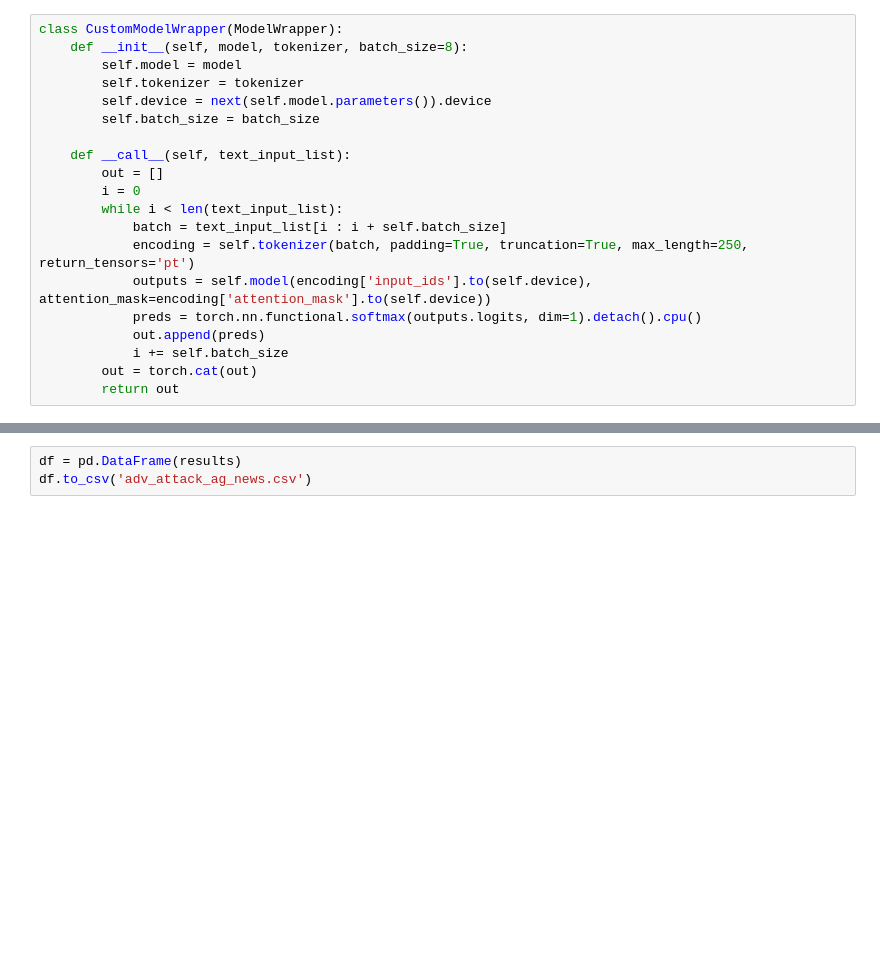
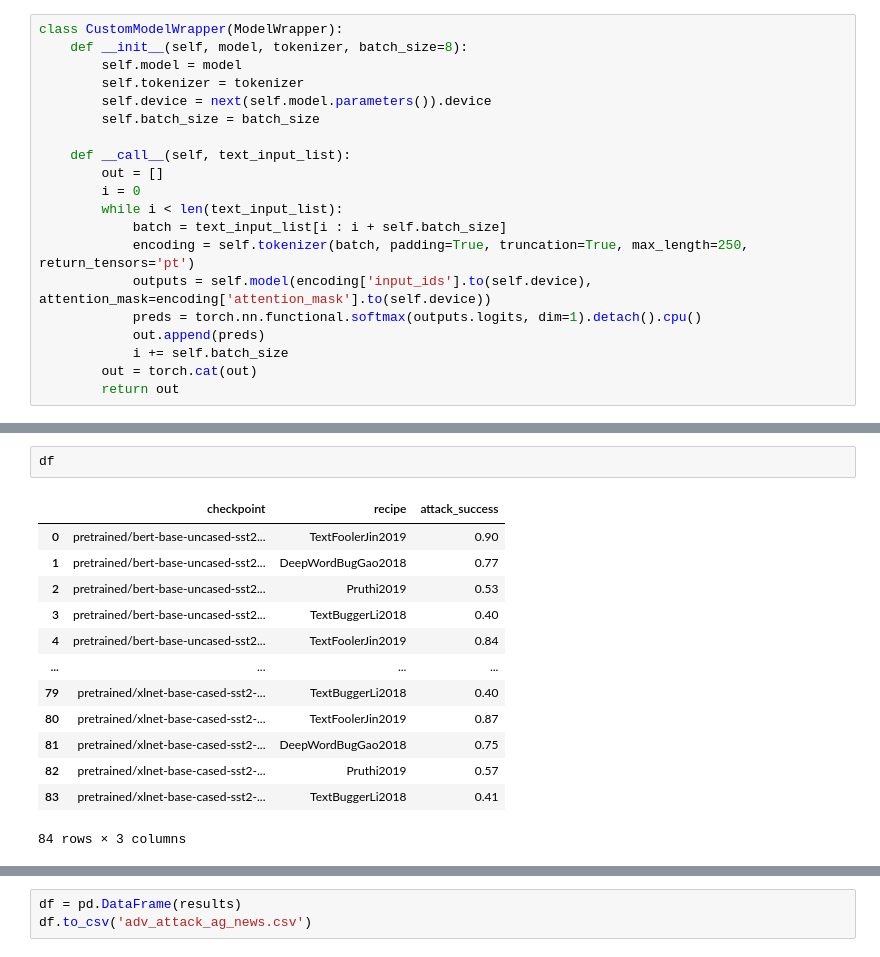
Before and after one commit to asakhala921/Sibyl_eval, a Jupyter notebook: adv_robustness.ipynb, the cells around one changed output, grey strips where cells are left out. Cells and saved outputs as stored; diff of their text form; blank space fills up the shorter version.

```diff
--- a/adv_robustness.ipynb
+++ b/adv_robustness.ipynb
@@ -150,3 +132,19 @@ df.to_csv('adv_attack_sst2.csv')
+# %%
+df
+# %% [output]
+|  | checkpoint | recipe | attack_success |
+| 0 | pretrained/bert-base-uncased-sst2... | TextFoolerJin2019 | 0.90 |
+| 1 | pretrained/bert-base-uncased-sst2... | DeepWordBugGao2018 | 0.77 |
+| 2 | pretrained/bert-base-uncased-sst2... | Pruthi2019 | 0.53 |
+| 3 | pretrained/bert-base-uncased-sst2... | TextBuggerLi2018 | 0.40 |
+| 4 | pretrained/bert-base-uncased-sst2... | TextFoolerJin2019 | 0.84 |
+| ... | ... | ... | ... |
+| 79 | pretrained/xlnet-base-cased-sst2-... | TextBuggerLi2018 | 0.40 |
+| 80 | pretrained/xlnet-base-cased-sst2-... | TextFoolerJin2019 | 0.87 |
+| 81 | pretrained/xlnet-base-cased-sst2-... | DeepWordBugGao2018 | 0.75 |
+| 82 | pretrained/xlnet-base-cased-sst2-... | Pruthi2019 | 0.57 |
+| 83 | pretrained/xlnet-base-cased-sst2-... | TextBuggerLi2018 | 0.41 |
+84 rows × 3 columns
 # %%
 for MODEL_NAME in MODEL_NAMES:
     idx = df['checkpoint'].str.contains(MODEL_NAME)
```
Also changed, not shown: parts of 5 cells of this notebook, 1 other file.
